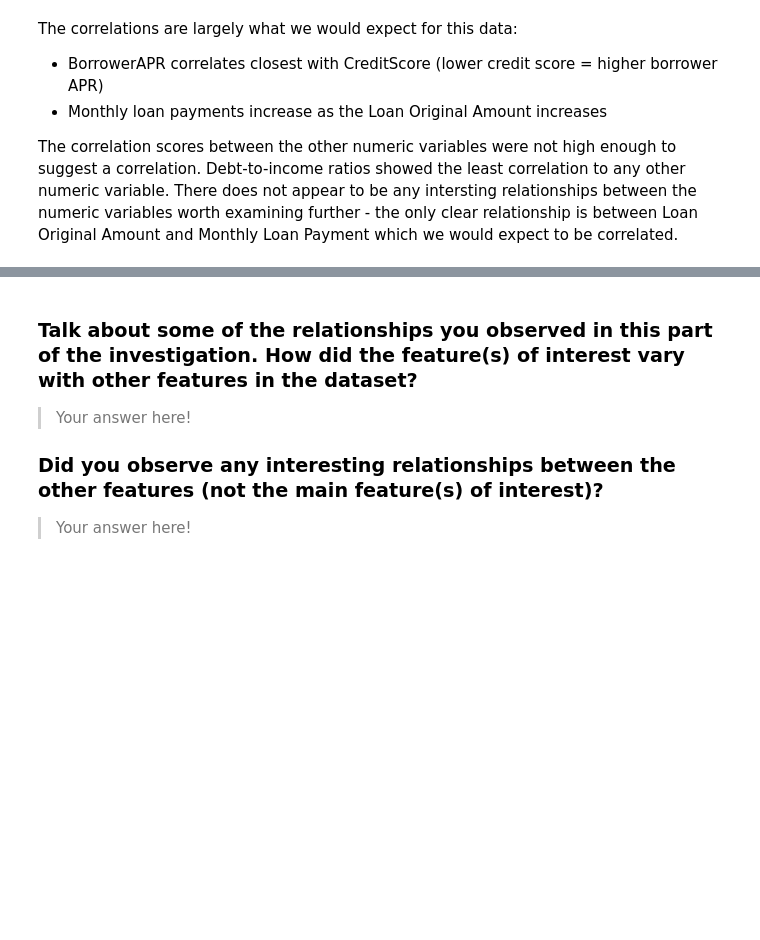
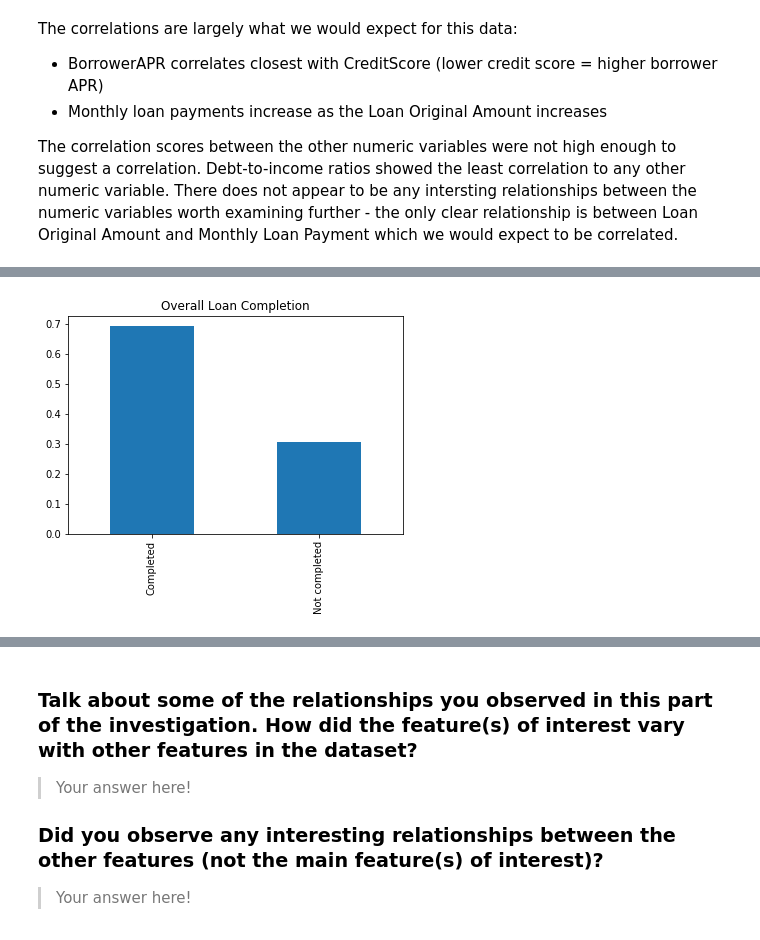
Before and after one commit to Jeffro80/DAND_Communicate_Findings, a Jupyter notebook: exploration-WORKING.ipynb, the cells around one changed output, grey strips where cells are left out. Drawn from its saved outputs; the diff is of its cells as text; code cells hidden in the pictures; blank space fills up the shorter version.

```diff
--- a/exploration-WORKING.ipynb
+++ b/exploration-WORKING.ipynb
@@ -756,0 +779,4 @@ The correlation scores between the other numeric variables were not high enough
+# %%
+loans.LoanCompleted.value_counts(normalize=True).T.plot.bar(stacked=True, title='Overall Loan Completion');
+# %% [output]
+[figure, added]
```
Also changed, not shown: parts of 3 cells of this notebook.
